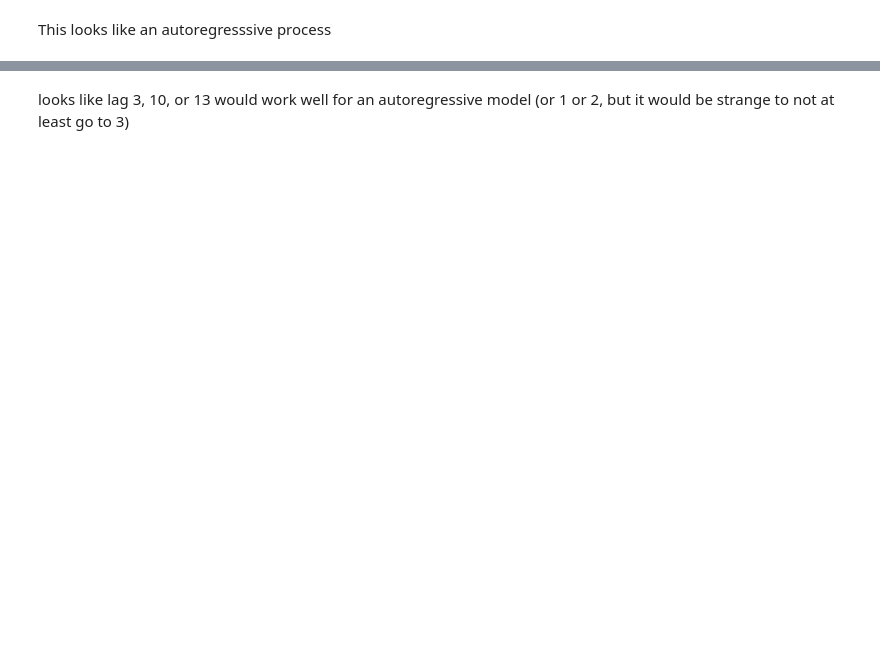
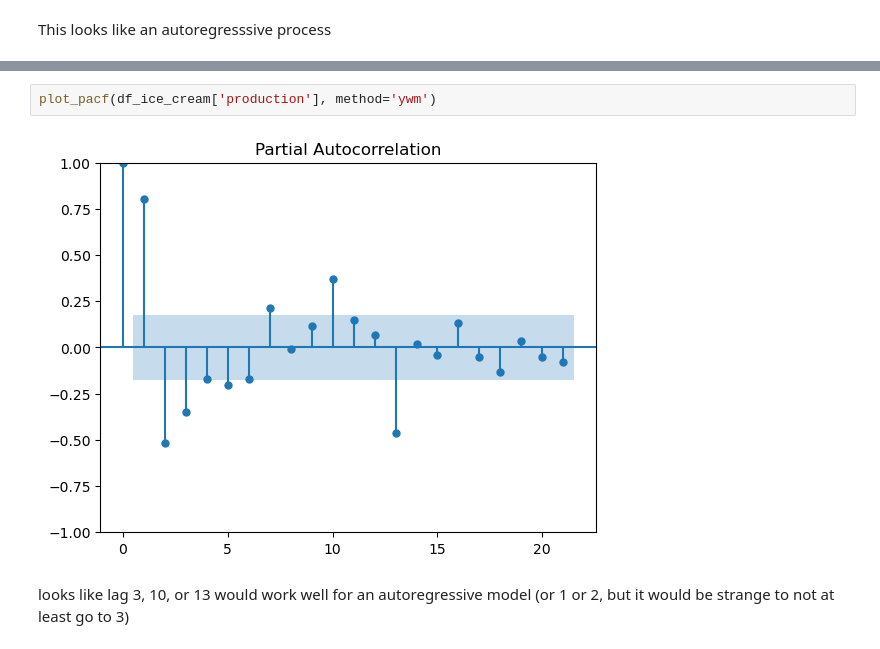
Before and after one commit to arjunc12/cmpinf2120-notebooks, a Jupyter notebook: Time-Series-Analysis/autocorrelation.ipynb, the cells around one changed output, grey strips where cells are left out. Saved outputs shown, nothing was run; the diff lists cells and outputs as text; blank space fills up the shorter version.

```diff
--- a/Time-Series-Analysis/autocorrelation.ipynb
+++ b/Time-Series-Analysis/autocorrelation.ipynb
@@ -87,2 +81,6 @@ pacf_plot = plot_pacf(df_ice_cream['production'])
+# %%
+plot_pacf(df_ice_cream['production'], method='ywm')
+# %% [output]
+[figure, added]
 # %% [markdown]
 looks like lag 3, 10, or 13 would work well for an autoregressive model (or 1 or 2, but it would be strange to not at least go to 3)
```
Also changed, not shown: parts of 3 cells of this notebook, 7 other files.
